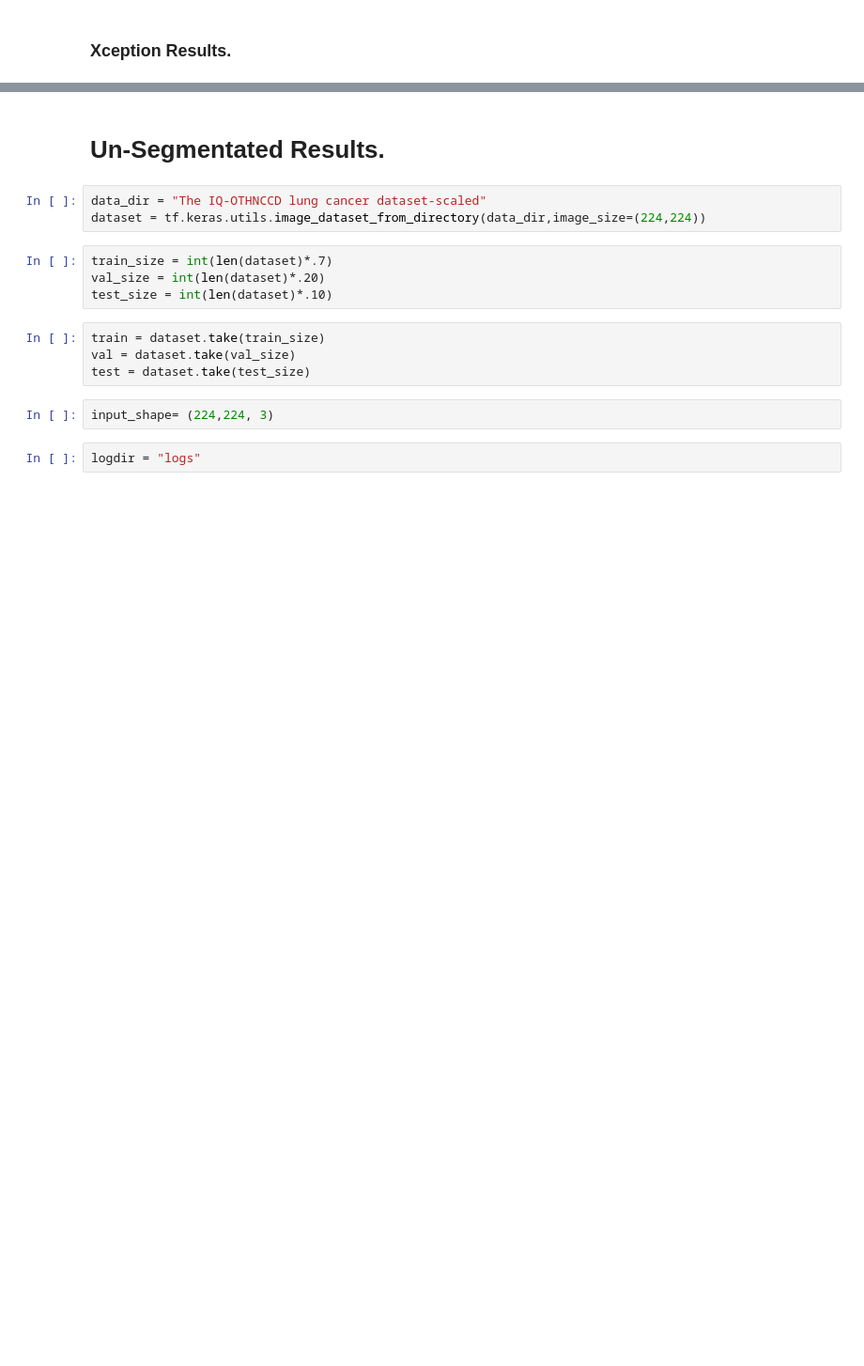
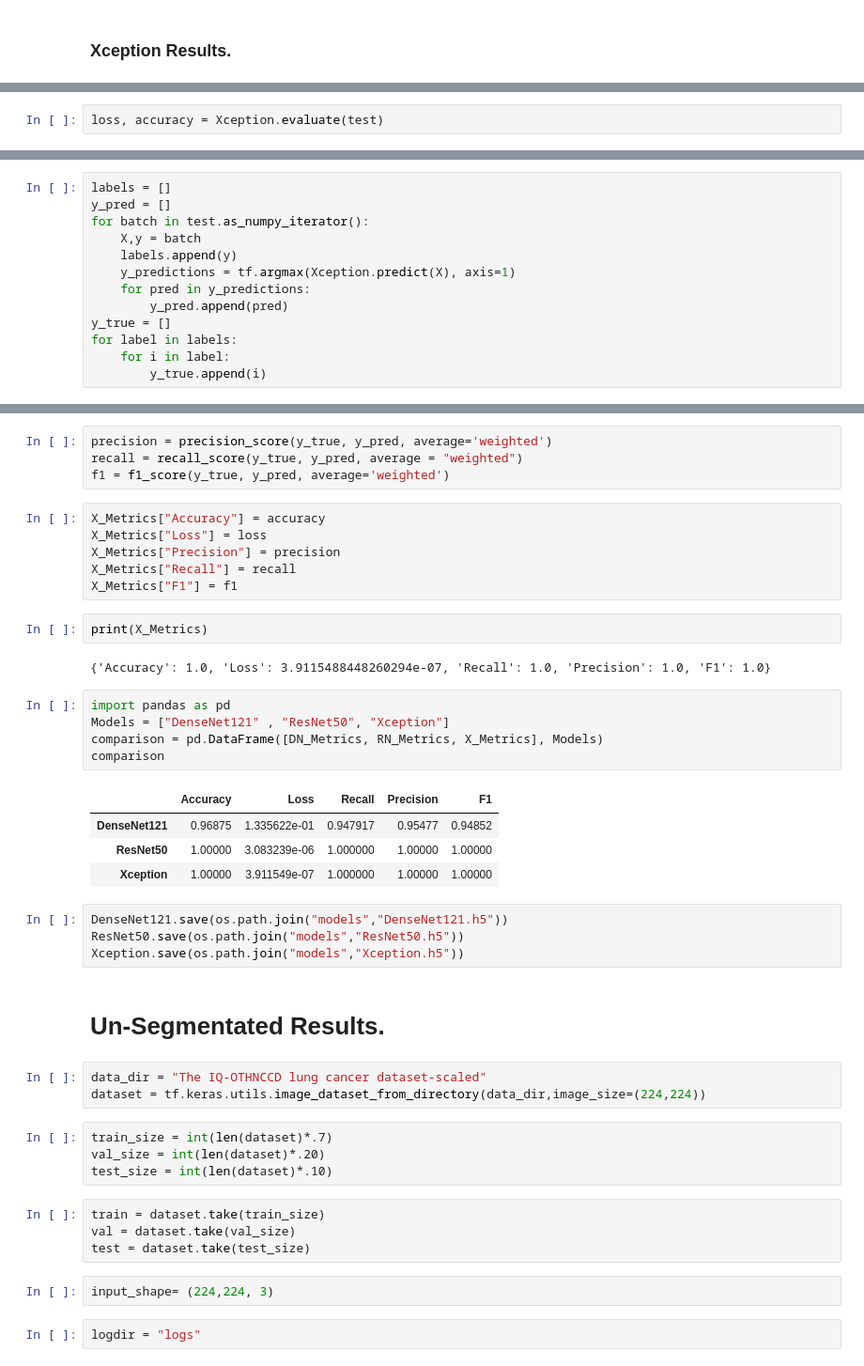
Before and after one commit to swelch940/Lung-Cancer-Classifier, a Jupyter notebook: Lung_cancer_classification.ipynb, the cells around one changed output, grey strips where cells are left out. Shown: that part at 94% size. Cells and saved outputs as stored; diff of their text form; blank space fills up the shorter version.

```diff
--- a/Lung_cancer_classification.ipynb
+++ b/Lung_cancer_classification.ipynb
@@ -1179,0 +1486,2 @@ Xception_history = Xception.fit(train, epochs = 100, validation_data = val, call
+# %%
+loss, accuracy = Xception.evaluate(test)
@@ -1179,0 +1490,13 @@ Xception_history = Xception.fit(train, epochs = 100, validation_data = val, call
+# %%
+labels = []
+y_pred = []
+for batch in test.as_numpy_iterator():
+    X,y = batch
+    labels.append(y)
+    y_predictions = tf.argmax(Xception.predict(X), axis=1)
+    for pred in y_predictions:
+        y_pred.append(pred)
+y_true = []
+for label in labels:
+    for i in label:
+        y_true.append(i)
@@ -1180,3 +1507,31 @@ Xception_history = Xception.fit(train, epochs = 100, validation_data = val, call
+# %%
+precision = precision_score(y_true, y_pred, average='weighted')
+recall = recall_score(y_true, y_pred, average = "weighted")
+f1 = f1_score(y_true, y_pred, average='weighted')
+# %%
+X_Metrics["Accuracy"] = accuracy
+X_Metrics["Loss"] = loss
+X_Metrics["Precision"] = precision
+X_Metrics["Recall"] = recall
+X_Metrics["F1"] = f1
+# %%
+print(X_Metrics)
+# %% [output]
+{'Accuracy': 1.0, 'Loss': 3.9115488448260294e-07, 'Recall': 1.0, 'Precision': 1.0, 'F1': 1.0}
+# %%
+import pandas as pd
+Models = ["DenseNet121" , "ResNet50", "Xception"]
+comparison = pd.DataFrame([DN_Metrics, RN_Metrics, X_Metrics], Models)
+comparison
+# %% [output]
+|  | Accuracy | Loss | Recall | Precision | F1 |
+| DenseNet121 | 0.96875 | 1.335622e-01 | 0.947917 | 0.95477 | 0.94852 |
+| ResNet50 | 1.00000 | 3.083239e-06 | 1.000000 | 1.00000 | 1.00000 |
+| Xception | 1.00000 | 3.911549e-07 | 1.000000 | 1.00000 | 1.00000 |
+# %%
+DenseNet121.save(os.path.join("models","DenseNet121.h5"))
+ResNet50.save(os.path.join("models","ResNet50.h5"))
+Xception.save(os.path.join("models","Xception.h5"))
 # %% [markdown]
 # Un-Segmentated Results.
 # %%
```
Also changed, not shown: parts of 44 cells of this notebook.
